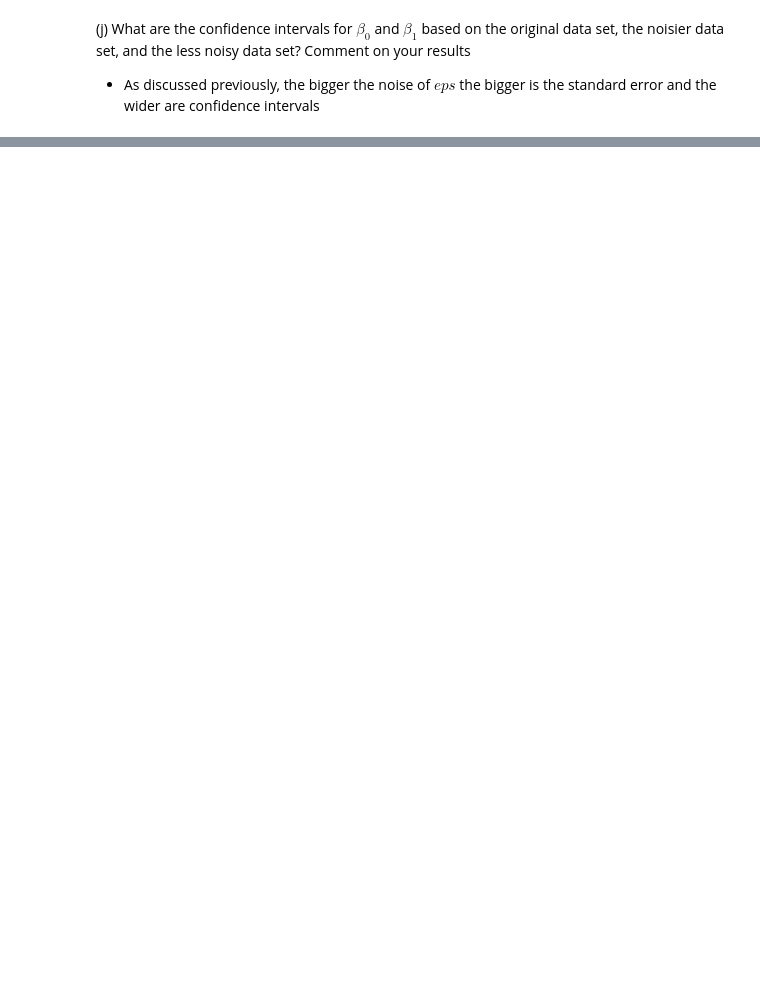
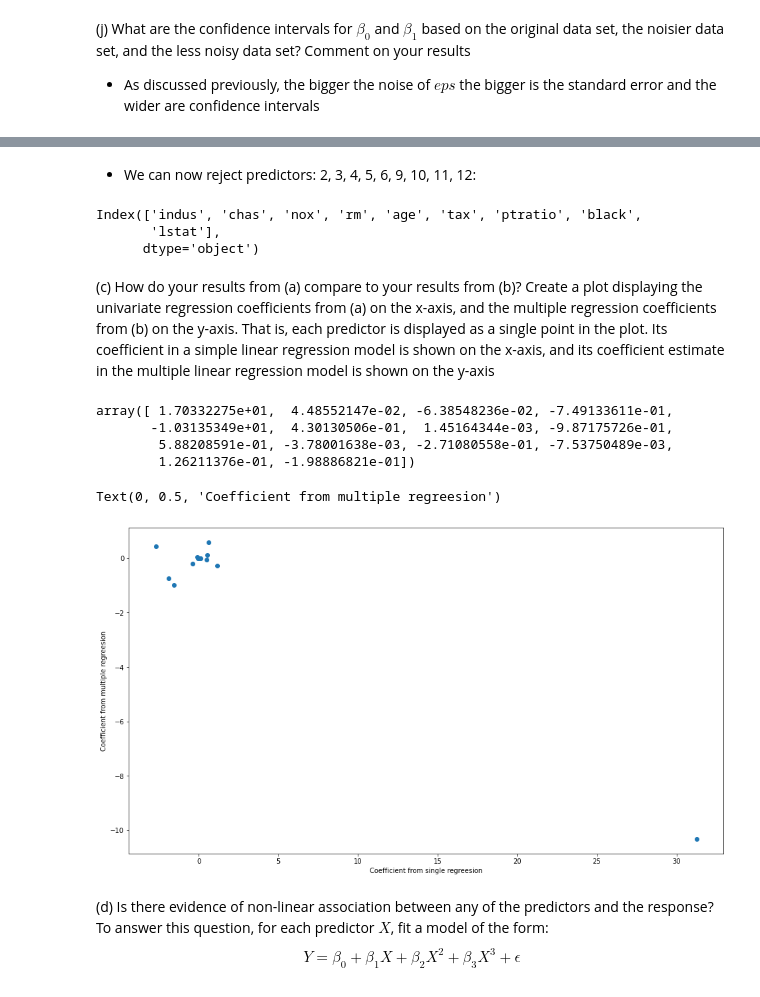
Before and after one commit to bartkowiaktomasz/introduction-to-statistical-learning-python, a Jupyter notebook: notebooks/Chapter_3.ipynb, the cells around one changed output, grey strips where cells are left out. Cells and saved outputs as stored; diff of their text form; code cells hidden in the pictures; blank space fills up the shorter version.

```diff
--- a/notebooks/Chapter_3.ipynb
+++ b/notebooks/Chapter_3.ipynb
@@ -693,0 +807,12 @@ sm.OLS(y, x).fit().summary().tables[1]
+# %%
+boston_df = pd.read_csv("../data/Boston.csv", index_col=0)
+# %%
+y_boston = boston_df.index.values
+coeffs_simple_reg = []
+for col in boston_df.columns:
+    res = sm.OLS(y_boston, sm.add_constant(boston_df[col]).values).fit()
+    confidence_interval = res.conf_int()
+    coeff = res.params
+    # coeff[0] corresponds to interception term
+    coeffs_simple_reg.append(coeff[1])
+    print(f"OLS coeff for feature {col}:{coeff[1]}, confidence interval: {[confidence_interval[1]]}")
@@ -693,0 +837,2 @@ sm.OLS(y, x).fit().summary().tables[1]
+# %%
+sm.OLS(y_boston, sm.add_constant(boston_df).values).fit().summary().tables[1]
@@ -693,0 +855,32 @@ sm.OLS(y, x).fit().summary().tables[1]
+# %% [markdown]
+- We can now reject predictors: 2, 3, 4, 5, 6, 9, 10, 11, 12:
+# %%
+idxs = np.asarray([2, 3, 4, 5, 6, 9, 10, 11, 12])
+boston_df.columns[idxs - 1]
+# %% [output]
+Index(['indus', 'chas', 'nox', 'rm', 'age', 'tax', 'ptratio', 'black',
+       'lstat'],
+      dtype='object')
+# %% [markdown]
+(c) How do your results from (a) compare to your results from (b)? Create a plot displaying the univariate regression coefficients from (a) on the x-axis, and the multiple regression coefficients from (b) on the y-axis. That is, each predictor is displayed as a single point in the plot. Its coefficient in a simple linear regression model is shown on the x-axis, and its coefficient estimate in the multiple linear regression model is shown on the y-axis
+# %%
+res_multiple_reg = sm.OLS(y_boston, sm.add_constant(boston_df.values)).fit()
+res_multiple_reg.params
+# %% [output]
+array([ 1.70332275e+01,  4.48552147e-02, -6.38548236e-02, -7.49133611e-01,
+       -1.03135349e+01,  4.30130506e-01,  1.45164344e-03, -9.87175726e-01,
+        5.88208591e-01, -3.78001638e-03, -2.71080558e-01, -7.53750489e-03,
+        1.26211376e-01, -1.98886821e-01])
+# %%
+_, ax = plt.subplots(1, 1, figsize=(16, 9))
+ax.scatter(coeffs_simple_reg, res_multiple_reg.params[1:])
+ax.set_xlabel("Coefficient from single regreesion")
+ax.set_ylabel("Coefficient from multiple regreesion")
+# %% [output]
+Text(0, 0.5, 'Coefficient from multiple regreesion')
+[figure, added]
+# %% [markdown]
+(d) Is there evidence of non-linear association between any of the predictors and the response? To answer this question, for each predictor $X$, fit a model of the form:
+$$
+Y = \beta_0 + \beta_1 X + \beta_2 X^2 + \beta_3 X^3 + \epsilon
+$$
```
Also changed, not shown: parts of 30 cells of this notebook.
